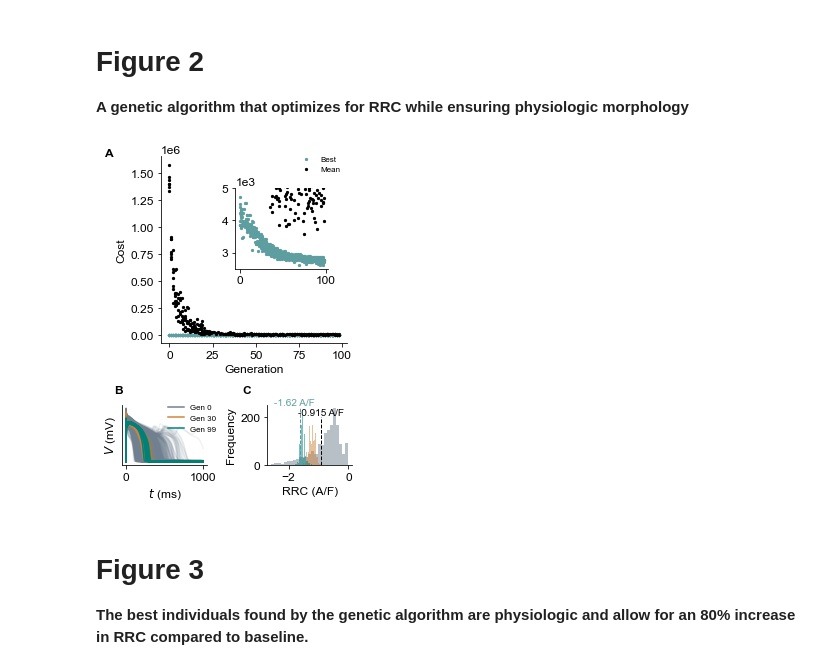
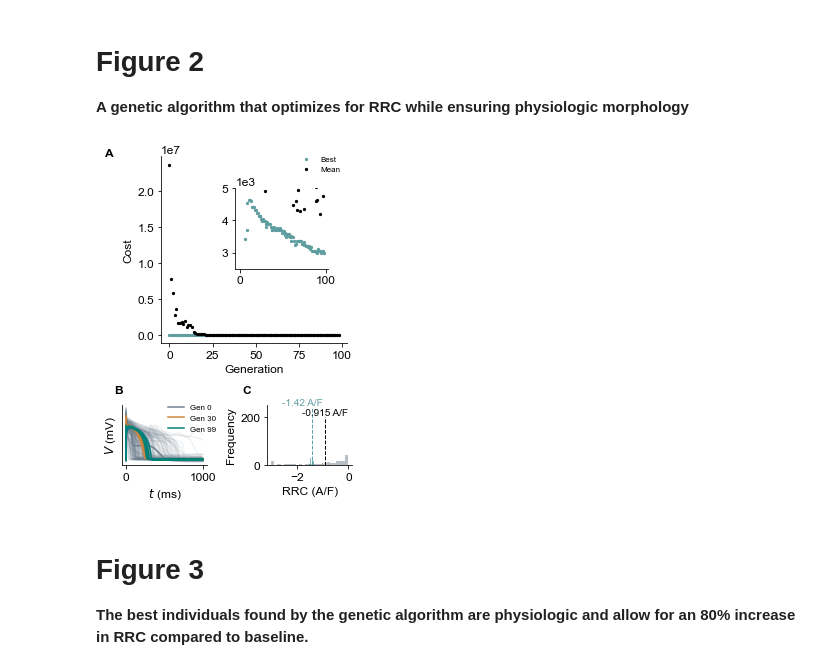
Before and after one commit to Christini-Lab/rrc-conductance-profile, a Jupyter notebook: reproduce_figures copy.ipynb, the cells around one changed output. Drawn from its saved outputs; the diff is of its cells as text; code cells hidden in the pictures.

```diff
--- a/reproduce_figures.ipynb
+++ b/reproduce_figures copy.ipynb
@@ -11,7 +11,7 @@ from matplotlib.patches import Rectangle
 from matplotlib.gridspec import GridSpec
 from matplotlib.ticker import ScalarFormatter
 import numpy as np
-from important_functions import get_torord_phys_data, add_scalebar
+from important_functions import get_torord_phys_data, add_scalebar, generate_alldata
 from mpl_toolkits.axes_grid1.anchored_artists import AnchoredSizeBar
 import matplotlib.pyplot as plt
 
@@ -35,18 +35,25 @@ yScalarFormatter.set_powerlimits((0,0))
 # LOAD DATA
 
 
-data_path = './data'
-figures_path = './figures/'
+data_path = '../'
+figures_path = '../figures/'
 
-all_trials = pd.read_csv(data_path+'/all_data.csv.bz2')
-fig2_data = pd.read_csv(data_path+'/fig2_data.csv.bz2')
-cond_data = pickle.load(open(data_path+'/cond_data.pkl', 'rb'))
-robust_data = pickle.load(open(data_path+'/robust_data.pkl', 'rb'))
-best_data = pd.read_csv(data_path+'/best_data.csv.bz2')
-rrc_data = pd.read_csv(data_path+'/rrc_data.csv.bz2')
-sens_data = pd.read_csv(data_path+'/sens_opt.csv.bz2')
-sens_data_base = pd.read_csv(data_path+'/sens_baseline.csv.bz2')
-sens_data_grandi = pd.read_csv(data_path+'/sens_grandi.csv.bz2')
+all_trials =  generate_alldata(data_path, trials = ['trial1'])
+
+fig2_data = all_trials[(all_trials['gen']==0) | (all_trials['gen']==30) | (all_trials['gen']==99)]
+fig2_data = fig2_data[fig2_data['rrc']!=5.000000e+07]
+fig2_data = fig2_data[['gen', 'trial', 'fitness', 'rrc', 't', 'v', 'cai']]
+
+#cond_data = pickle.load(open(data_path+'/cond_data.pkl', 'rb'))
+#robust_data = pickle.load(open(data_path+'/robust_data.pkl', 'rb'))
+
+best_data = all_trials[(all_trials['fitness']<3200) & (all_trials['total_morph_error']==0) & (all_trials['total_feature_error']==0)]
+best_data.reset_index(inplace=True)
+
+#rrc_data = pd.read_csv(data_path+'/rrc_data.csv.bz2')
+#sens_data = pd.read_csv(data_path+'/sens_opt.csv.bz2')
+#sens_data_base = pd.read_csv(data_path+'/sens_baseline.csv.bz2')
+#sens_data_grandi = pd.read_csv(data_path+'/sens_grandi.csv.bz2')
 # %% [markdown]
 # Figure 1
 
@@ -151,7 +156,7 @@ axs5 = sub5.subplots(1, 2)
 # A) ERROR PLOT
 axs4_in = axs4.inset_axes([0.4, 0.4, 0.5, 0.43])
 
-for i in list(range(0, max(all_trials['trial']))):
+for i in list(range(0, max(all_trials['trial'])+1)):
 
     d = all_trials[all_trials['trial']==i]
     bsts = []
@@ -187,37 +192,39 @@ for g in list(range(0, len(gens))):
         ind = fig2_data[fig2_data['gen']==gens[g]].sort_values('fitness').reset_index().iloc[i]
 
         # AP TRACES
+        #if eval(ind['t']) != 50000000:
         axs5[0].plot(eval(ind['t']), eval(ind['v']), color = colors[g], alpha = 0.1)
         if i == len(fig2_data[fig2_data['gen']==gens[g]]['gen'])-1:
             axs5[0].plot(eval(ind['t']), eval(ind['v']), color = colors[g], label = 'Gen '+str(gens[g]))
 
 axs5[0].set_ylabel('$V$ (mV)')
 axs5[0].set_xlabel('$t$ (ms)')
 axs5[0].tick_params(left=False)
 axs5[0].tick_params(labelleft=False)
 axs5[0].legend(frameon=False, loc = (0.5,0.5), fontsize=8)
 
 axs5[1].set_ylabel('Frequency')
 axs5[1].set_xlabel('RRC (A/F)')
 
 # ANNOTATION
-axs5[1].plot([-1.62, -1.62], [0, 240], color = 'cadetblue', linestyle = 'dashed', linewidth= 1)
-axs5[1].annotate('-1.62 A/F', (-1.8, 250), ha='center', fontsize = 10, color = 'cadetblue')
+mean_rrc = np.mean(-fig2_data[fig2_data['gen']==99]['rrc']*10)
+axs5[1].plot([mean_rrc, mean_rrc], [0, 240], color = 'cadetblue', linestyle = 'dashed', linewidth= 1)
+axs5[1].annotate(str(round(mean_rrc, 2))+' A/F', (-1.8, 250), ha='center', fontsize = 10, color = 'cadetblue')
 axs5[1].plot([-0.915, -0.915], [0, 200], color = 'black', linestyle = 'dashed', linewidth= 1)
 axs5[1].annotate('-0.915 A/F', (-0.915, 210), ha='center', fontsize = 10, color = 'black')
 
 ##########################################################################################################################################################
 # LETTER LABELS
 axs4.text(-0.3, 1, 'A', transform=axs4.transAxes, weight='bold')
 axs5[0].text(-0.1, 1.2, 'B', transform=axs5[0].transAxes, weight='bold')
 axs5[1].text(-0.3, 1.2, 'C', transform=axs5[1].transAxes, weight='bold')
 
 ##########################################################################################################################################################
 # SAVE FIGURE
 plt.savefig(figures_path+'fig2.pdf', trasparent=True)
 plt.savefig(figures_path+'fig2.png', trasparent=True)
 # %% [output]
-[figure, old version]
+[figure, new version]
 # %% [markdown]
 # Figure 3
 **The best individuals found by the genetic algorithm are physiologic and allow for an 80% increase in RRC compared to baseline.**
```
Also changed, not shown: parts of 2 cells of this notebook, 6 other files.
